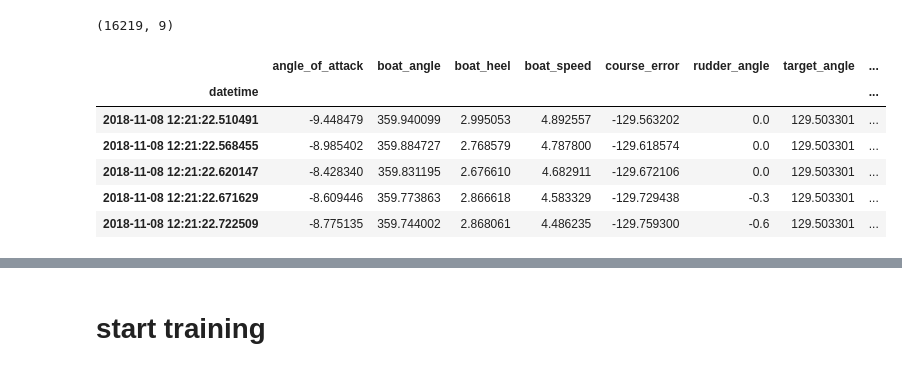
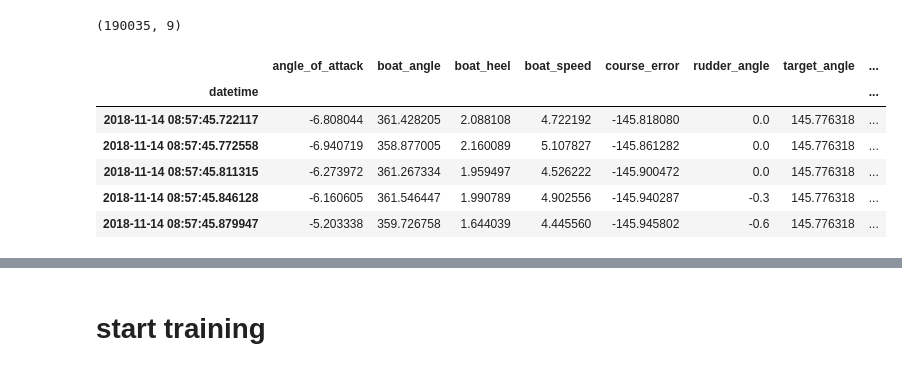
Before and after one commit to wouterdewinter/ai-captain, a Jupyter notebook: notebooks/polar-solution.ipynb, the cells around one changed output, grey strips where cells are left out. Saved outputs shown, nothing was run; the diff lists cells and outputs as text; code cells hidden in the pictures.

```diff
--- a/notebooks/polar-solution.ipynb
+++ b/notebooks/polar-solution.ipynb
@@ -22,23 +22,23 @@ from sklearn.model_selection import train_test_split
 pd.options.mode.chained_assignment = None
 # %%
 # read csv
-data = pd.read_csv(os.path.join('..', 'data', 'datasets', 'history_20181108_1235.csv'), index_col=0)
+data = pd.read_csv(os.path.join('..', 'data', 'datasets', 'log.csv'), index_col=0)
 
 # make datetime index (could also be done directly in read_csv)
 data['datetime'] = pd.to_datetime(data['datetime'])
 data = data.set_index('datetime')
 
 print (data.shape)
 data.head()
 # %% [output]
-(16219, 9)
+(190035, 9)
 |  | angle_of_attack | boat_angle | boat_heel | boat_speed | course_error | rudder_angle | target_angle | ... |
 | datetime |  |  |  |  |  |  |  | ... |
-| 2018-11-08 12:21:22.510491 | -9.448479 | 359.940099 | 2.995053 | 4.892557 | -129.563202 | 0.0 | 129.503301 | ... |
-| 2018-11-08 12:21:22.568455 | -8.985402 | 359.884727 | 2.768579 | 4.787800 | -129.618574 | 0.0 | 129.503301 | ... |
-| 2018-11-08 12:21:22.620147 | -8.428340 | 359.831195 | 2.676610 | 4.682911 | -129.672106 | 0.0 | 129.503301 | ... |
-| 2018-11-08 12:21:22.671629 | -8.609446 | 359.773863 | 2.866618 | 4.583329 | -129.729438 | -0.3 | 129.503301 | ... |
-| 2018-11-08 12:21:22.722509 | -8.775135 | 359.744002 | 2.868061 | 4.486235 | -129.759300 | -0.6 | 129.503301 | ... |
+| 2018-11-14 08:57:45.722117 | -6.808044 | 361.428205 | 2.088108 | 4.722192 | -145.818080 | 0.0 | 145.776318 | ... |
+| 2018-11-14 08:57:45.772558 | -6.940719 | 358.877005 | 2.160089 | 5.107827 | -145.861282 | 0.0 | 145.776318 | ... |
+| 2018-11-14 08:57:45.811315 | -6.273972 | 361.267334 | 1.959497 | 4.526222 | -145.900472 | 0.0 | 145.776318 | ... |
+| 2018-11-14 08:57:45.846128 | -6.160605 | 361.546447 | 1.990789 | 4.902556 | -145.940287 | -0.3 | 145.776318 | ... |
+| 2018-11-14 08:57:45.879947 | -5.203338 | 359.726758 | 1.644039 | 4.445560 | -145.945802 | -0.6 | 145.776318 | ... |
 # %%
 # show the boat approaching the target course
 _, ax = plt.subplots(figsize=(20, 10))
```
Also changed, not shown: parts of 7 cells of this notebook, 20 other files.
